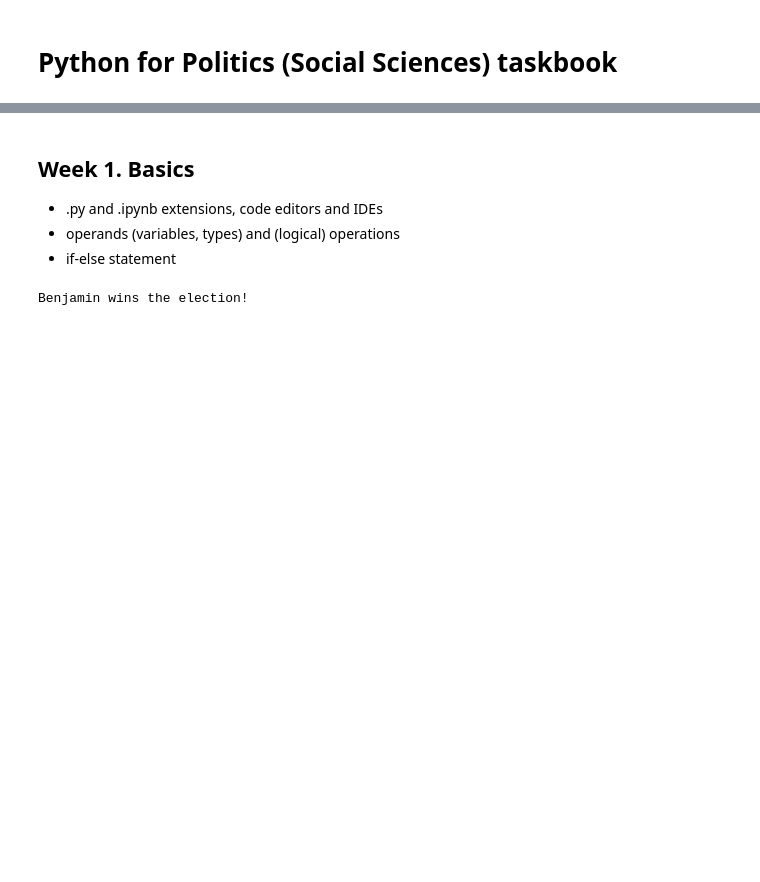
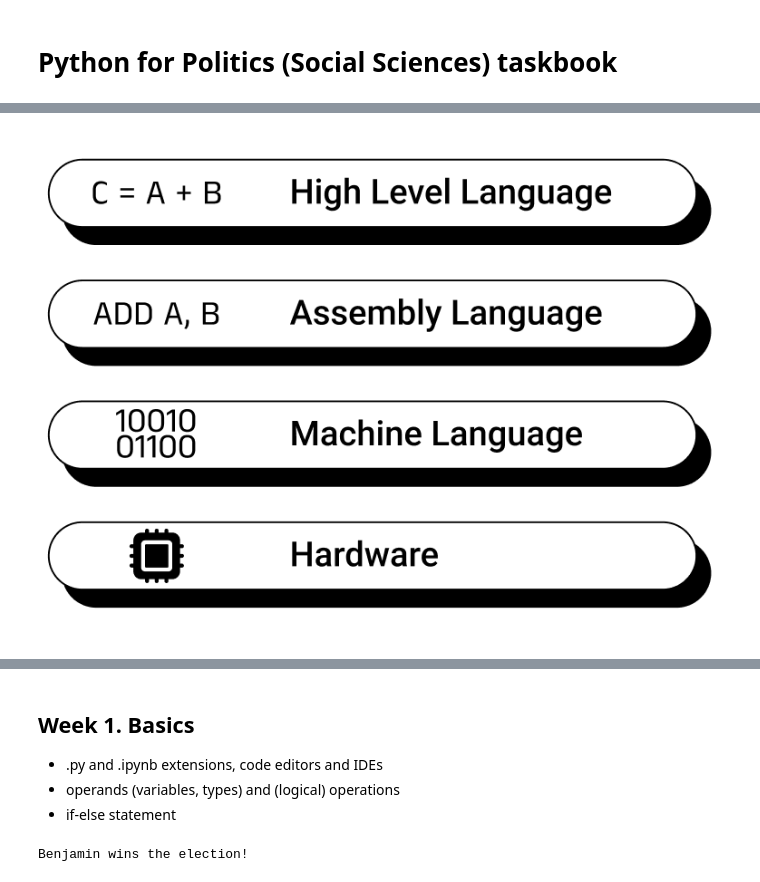
Before and after one commit to alexpoov/Py4SC, a Jupyter notebook: politics.ipynb, the cells around one changed output, grey strips where cells are left out. Cells and saved outputs as stored; diff of their text form; code cells hidden in the pictures; blank space fills up the shorter version.

```diff
--- a/politics.ipynb
+++ b/politics.ipynb
@@ -16,0 +31,4 @@ from IPython.display import Image, display
+# %%
+display(Image(filename='img/Classification of Programming Languages.png', embed=True))
+# %% [output]
+[figure, added]
```
Also changed, not shown: parts of 9 cells of this notebook, 2 other files.
